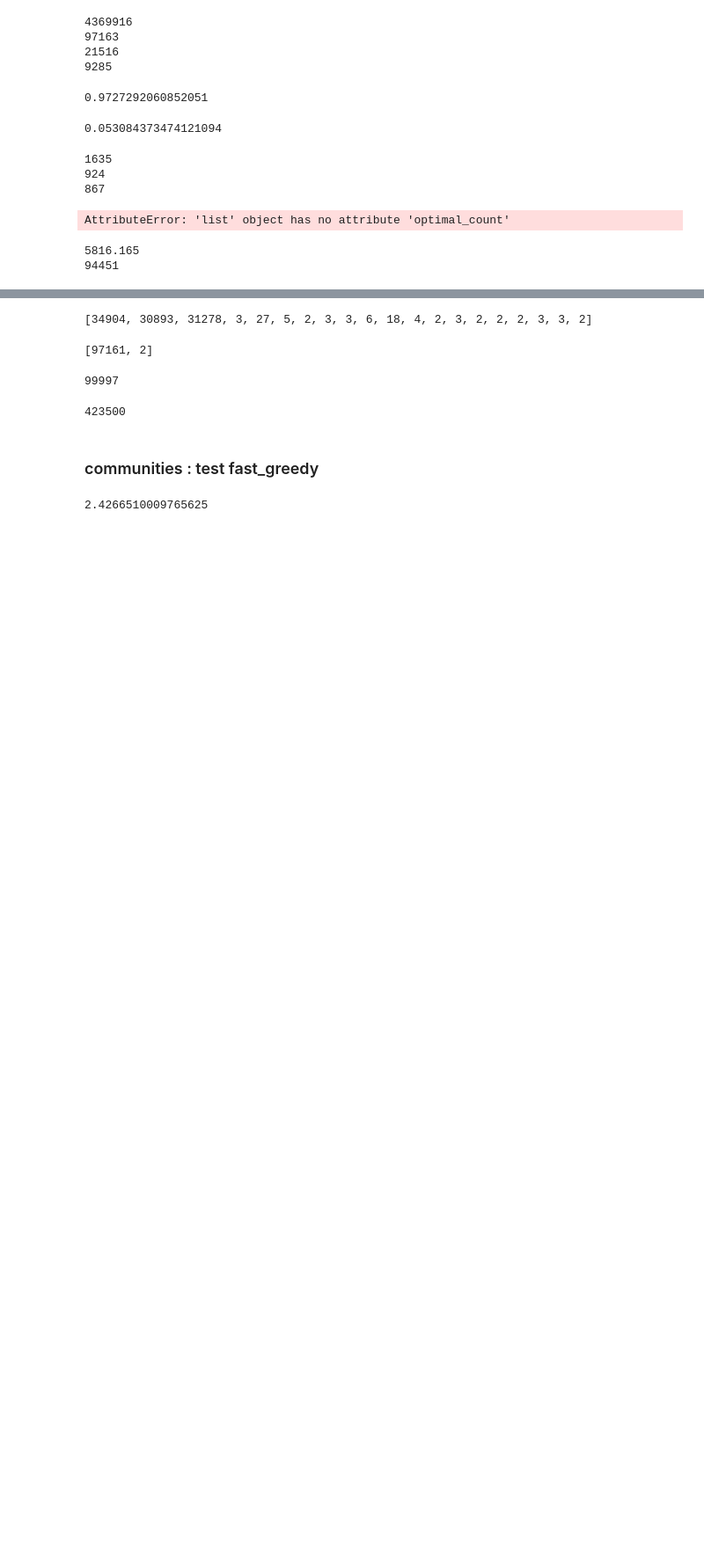
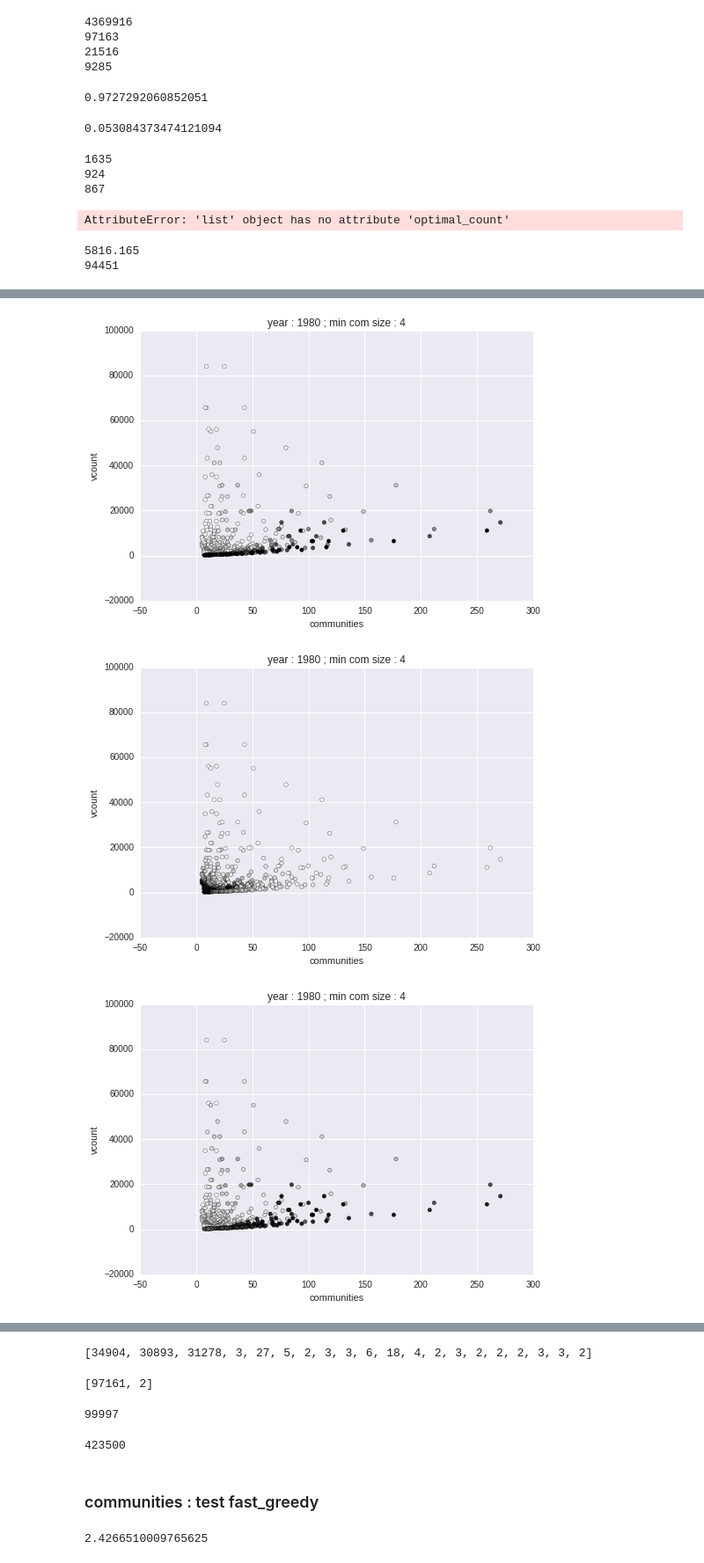
Before and after one commit to JusteRaimbault/PatentsMining, a Jupyter notebook: Models/Semantic/Network.ipynb, the cells around one changed output, grey strips where cells are left out. Shown at 88% size. Drawn from its saved outputs; the diff is of its cells as text; code cells hidden in the pictures; blank space fills up the shorter version.

```diff
--- a/Models/Semantic/Network.ipynb
+++ b/Models/Semantic/Network.ipynb
@@ -383,0 +399,6 @@ q = numpy.percentile(d,99.9)
+# %%
+def dispersion(x):
+    s=sum(x)
+    return(sum(list(map(lambda y:(y/s)*(y/s),x))))
+# %%
+disps = list(map(lambda d:(d['keyword'],len(d.keys())-1,dispersion([float(d[k]) for k in d.keys() if k!='keyword'and k!='_id'])),topkwstechno))
@@ -383,0 +412,2 @@ q = numpy.percentile(d,99.9)
+# %%
+gg.vs['disp']=disp_list
@@ -383,0 +435,18 @@ q = numpy.percentile(d,99.9)
+# %%
+dthvals=[0.01,0.015,0.02,0.025,0.03,0.04,0.06,0.08,0.1]
+ethvals=numpy.arange(10,200,10)
+
+comnum=[];vcount=[];eths=[];dths=[];modularities=[]
+for dth in dthvals:
+    for eth in ethvals:
+        print(dth);print(eth);
+        ggtest=gg.subgraph([i for i, d in enumerate(gg.vs['disp']) if d > dth])
+        ggtest.delete_edges([i for i, w in enumerate(ggtest.es['weight']) if w<eth])
+        dd = ggtest.degree(range(ggtest.vcount()))
+        ggtest=ggtest.subgraph([i for i, d in enumerate(dd) if d > 0])
+        com = ggtest.community_multilevel(weights="weight",return_levels=True)
+        for i in range(len(com)):
+            comnum.append(len([s for s in com[i].sizes() if s > 4]))
+            eths.append(eth);dths.append(dth)
+            vcount.append(ggtest.vcount())
+            modularities.append(com[i].modularity)
@@ -383,0 +468,23 @@ q = numpy.percentile(d,99.9)
+# %%
+
+plot.scatter(comnum,vcount,c=dths)
+#plot.legend(dthvals,bbox_to_anchor=(1.05, 1), loc=2,ncol=1)
+plot.xlabel('communities');plot.ylabel('vcount')
+plot.title('year : '+str(year)+' ; min com size : 4')
+plot.show()
+
+plot.scatter(comnum,vcount,c=eths)
+#plot.legend(ethvals,bbox_to_anchor=(1.05, 1), loc=2,ncol=1)
+plot.xlabel('communities');plot.ylabel('vcount')
+plot.title('year : '+str(year)+' ; min com size : 4')
+plot.show()
+
+plot.scatter(comnum,vcount,c=modularities)
+#plot.legend(ethvals,bbox_to_anchor=(1.05, 1), loc=2,ncol=1)
+plot.xlabel('communities');plot.ylabel('vcount')
+plot.title('year : '+str(year)+' ; min com size : 4')
+plot.show()
+# %% [output]
+[figure, added]
+[figure, added]
+[figure, added]
```
Also changed, not shown: parts of 19 cells of this notebook, 1 other file.
